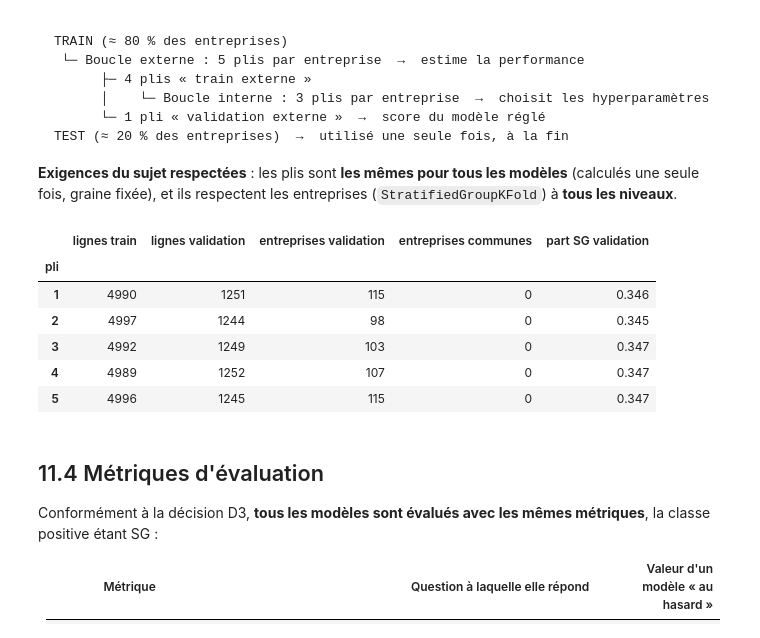
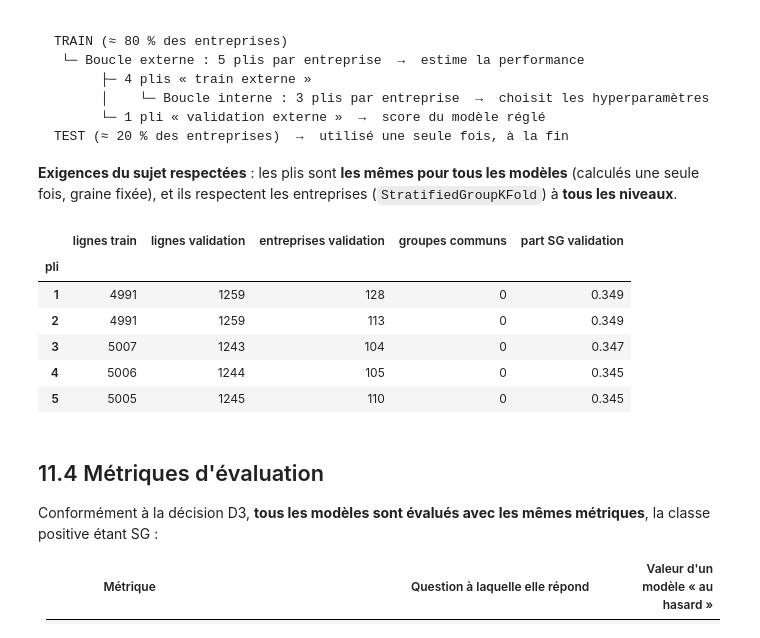
Before and after one commit to samiguessoum/hedgehogs-credit-risk-ml, a Jupyter notebook: hedgehogs_credit_risk.ipynb, the cells around one changed output. Cells and saved outputs as stored; diff of their text form; code cells hidden in the pictures.

```diff
--- a/hedgehogs_credit_risk.ipynb
+++ b/hedgehogs_credit_risk.ipynb
@@ -1403,0 +1391,16 @@ Modalités de l'agence : ['Autre', 'Egan-Jones', 'Fitch', "Moody's", 'S&P']
+# %%
+CAT = ["Agence", "Sector"]
+FEATURES = RATIOS + CAT
+
+X_all = df[FEATURES].copy()
+y_all = (df["Binary Rating"] == 0).astype(int).rename("SG")      # 1 = Speculative Grade (classe à détecter)
+
+# Vérification : un même jeu de 16 ratios apparaît-il sous plusieurs CIK ?
+df["ratios_id"] = df.groupby(RATIOS, sort=False).ngroup()
+cik_par_ratios = df.groupby("ratios_id")["CIK"].nunique()
+partages = cik_par_ratios[cik_par_ratios > 1].index
+print(f"Jeux de ratios identiques partagés par plusieurs CIK : {len(partages)} "
+      f"({df['ratios_id'].isin(partages).sum()} lignes, {df.loc[df['ratios_id'].isin(partages), 'CIK'].nunique()} CIK)")
+exemples = (df[df["ratios_id"].isin(partages)].groupby("ratios_id")
+              .apply(lambda t: " / ".join(sorted(t["Corporation"].str.strip().unique())[:3])).head(6))
+print("Exemples :"); print(exemples.to_string())
@@ -1403,0 +1427,19 @@ Modalités de l'agence : ['Autre', 'Egan-Jones', 'Fitch', "Moody's", 'S&P']
+# %%
+# Groupes « étendus » : on relie les CIK qui partagent au moins un bilan identique
+# (algorithme union-find : deux CIK reliés, directement ou par une chaîne, forment un même groupe)
+parent = {c: c for c in df["CIK"].unique()}
+def racine(c):
+    while parent[c] != c:
+        parent[c] = parent[parent[c]]
+        c = parent[c]
+    return c
+for ciks in df.groupby("ratios_id")["CIK"].unique():
+    for c in ciks[1:]:
+        parent[racine(c)] = racine(ciks[0])
+df["groupe"] = df["CIK"].map(racine)
+groups_all = df["groupe"]
+
+print(f"{df['CIK'].nunique()} CIK  ->  {df['groupe'].nunique()} groupes utilisés pour les découpages")
+print(f"X : {X_all.shape[0]} lignes x {X_all.shape[1]} variables ({len(RATIOS)} ratios + {len(CAT)} catégorielles)")
+print(f"Part de la classe positive (SG) : {y_all.mean():.1%}")
+print("Modalités de l'agence :", sorted(X_all["Agence"].unique()))
@@ -1491,32 +1537,32 @@ TEST (≈ 20 % des entreprises)  →  utilisé une seule fois, à la fin
 # %%
 N_OUTER, N_INNER = 5, 3
 
 # Plis externes : calculés UNE fois, réutilisés pour tous les modèles
 outer_cv = StratifiedGroupKFold(n_splits=N_OUTER, shuffle=True, random_state=SEED)
 OUTER_FOLDS = list(outer_cv.split(X_train, y_train, g_train))
 
 def inner_folds(train_idx):
     # Plis internes (par entreprise) calculés sur la partie « train externe » d'un pli
     inner = StratifiedGroupKFold(n_splits=N_INNER, shuffle=True, random_state=SEED)
     Xi, yi, gi = X_train.iloc[train_idx], y_train.iloc[train_idx], g_train.iloc[train_idx]
     return list(inner.split(Xi, yi, gi))
 
 # Vérification : chaque pli externe respecte les entreprises et garde une part de SG stable
 verif = []
 for k, (tr, va) in enumerate(OUTER_FOLDS):
     verif.append({"pli": k + 1, "lignes train": len(tr), "lignes validation": len(va),
-                  "entreprises validation": g_train.iloc[va].nunique(),
-                  "entreprises communes": len(set(g_train.iloc[tr]) & set(g_train.iloc[va])),
+                  "entreprises validation": df["CIK"].iloc[idx_train].iloc[va].nunique(),
+                  "groupes communs": len(set(g_train.iloc[tr]) & set(g_train.iloc[va])),
                   "part SG validation": y_train.iloc[va].mean()})
 pd.DataFrame(verif).set_index("pli").round(3)
 # %% [output]
-|  | lignes train | lignes validation | entreprises validation | entreprises communes | part SG validation |
+|  | lignes train | lignes validation | entreprises validation | groupes communs | part SG validation |
 | pli |  |  |  |  |  |
-| 1 | 4990 | 1251 | 115 | 0 | 0.346 |
-| 2 | 4997 | 1244 | 98 | 0 | 0.345 |
-| 3 | 4992 | 1249 | 103 | 0 | 0.347 |
-| 4 | 4989 | 1252 | 107 | 0 | 0.347 |
-| 5 | 4996 | 1245 | 115 | 0 | 0.347 |
+| 1 | 4991 | 1259 | 128 | 0 | 0.349 |
+| 2 | 4991 | 1259 | 113 | 0 | 0.349 |
+| 3 | 5007 | 1243 | 104 | 0 | 0.347 |
+| 4 | 5006 | 1244 | 105 | 0 | 0.345 |
+| 5 | 5005 | 1245 | 110 | 0 | 0.345 |
 # %% [markdown]
 ## 11.4 Métriques d'évaluation
 
```
Also changed, not shown: parts of 29 cells of this notebook, 1 other file.
